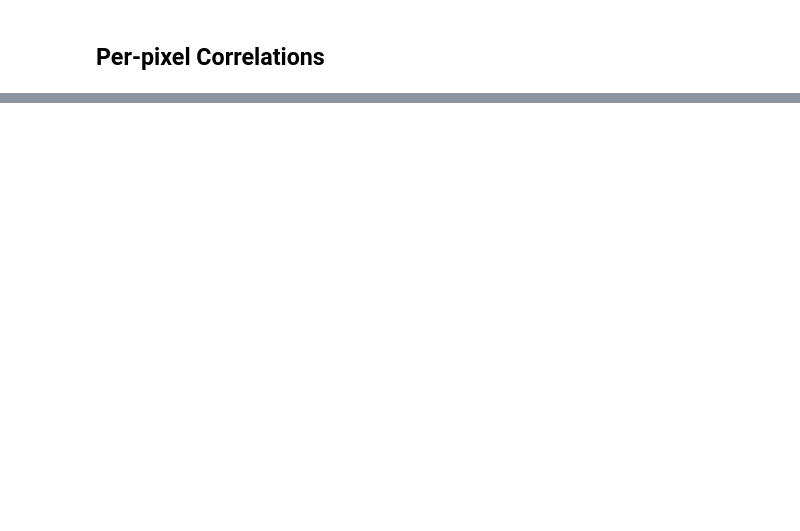
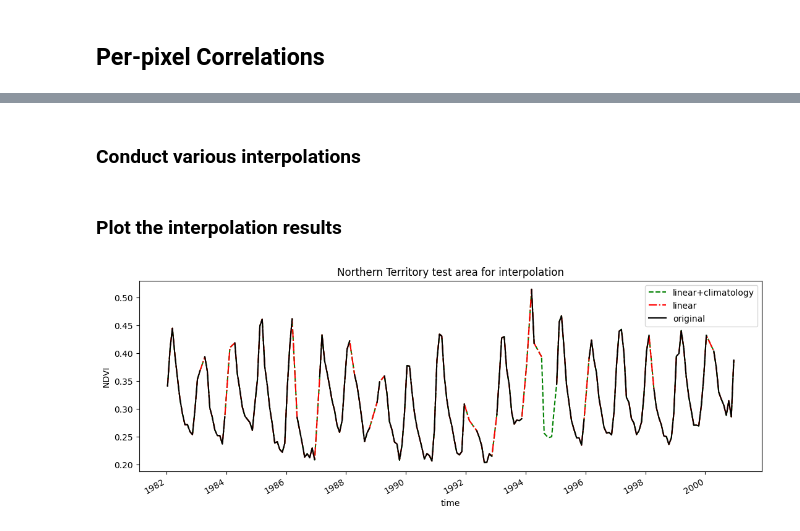
Before and after one commit to cbur24/climate-carbon-interactions, a Jupyter notebook: Harmonization_NDVI_plots.ipynb, the cells around one changed output, grey strips where cells are left out. Cells and saved outputs as stored; diff of their text form; code cells hidden in the pictures; blank space fills up the shorter version.

```diff
--- a/Harmonization_NDVI_plots.ipynb
+++ b/Harmonization_NDVI_plots.ipynb
@@ -159,0 +260,11 @@ fig.colorbar(im, ax=axes.ravel().tolist(), pad=0.01, label='Correlation');
+# %%
+test_area_1 = ds.NDVI.isel(latitude=range(115,120), longitude=range(355,360)) #Northern Territory tropical savannah
+test_area_2 = ds.NDVI.isel(latitude=range(455,460), longitude=range(100,105)) # SW WA cropping
+test_area_3 = ds.NDVI.isel(latitude=range(545,550), longitude=range(745,750)) # SE Aus forest
+
+#summarise
+test_area_1 = test_area_1.sel(time=slice('1982', '2000')).mean(['latitude', 'longitude'])
+test_area_2 = test_area_2.sel(time=slice('1982', '2000')).mean(['latitude', 'longitude'])
+test_area_3 = test_area_3.sel(time=slice('1982', '2000')).mean(['latitude', 'longitude'])
+# %% [markdown]
+### Conduct various interpolations
@@ -159,0 +315,13 @@ fig.colorbar(im, ax=axes.ravel().tolist(), pad=0.01, label='Correlation');
+# %% [markdown]
+### Plot the interpolation results
+# %%
+fig,ax = plt.subplots(1,1, figsize=(13,4), sharey=True)
+
+combine_area_1.plot(ax=ax, label='linear+climatology', linestyle='--', c='green')
+linear_area_1.plot(ax=ax, label='linear', linestyle='dashdot', c='red')
+test_area_1.plot(ax=ax, label='original', c='black')
+
+ax.set_title('Northern Territory test area for interpolation')
+ax.legend();
+# %% [output]
+[figure, added]
```
Also changed, not shown: parts of 40 cells of this notebook, 2 other files.
